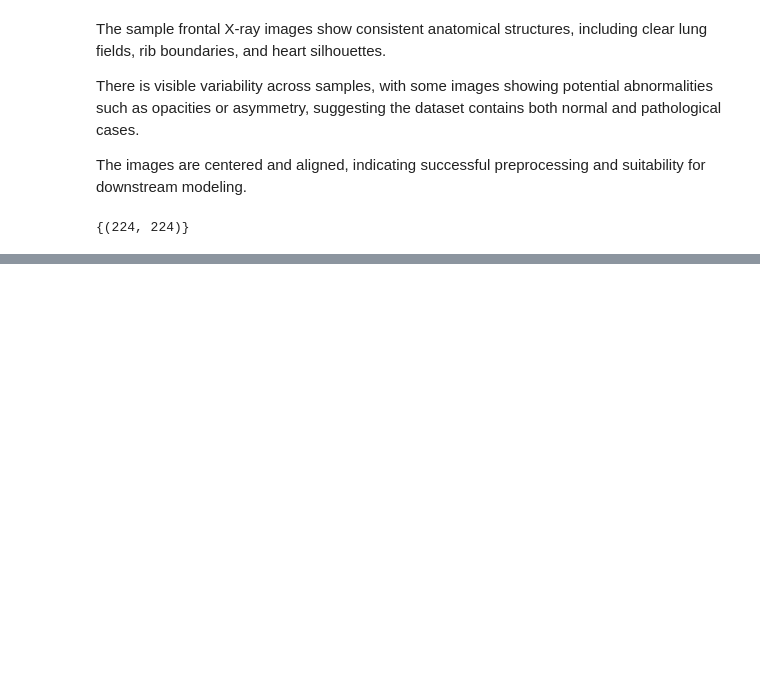
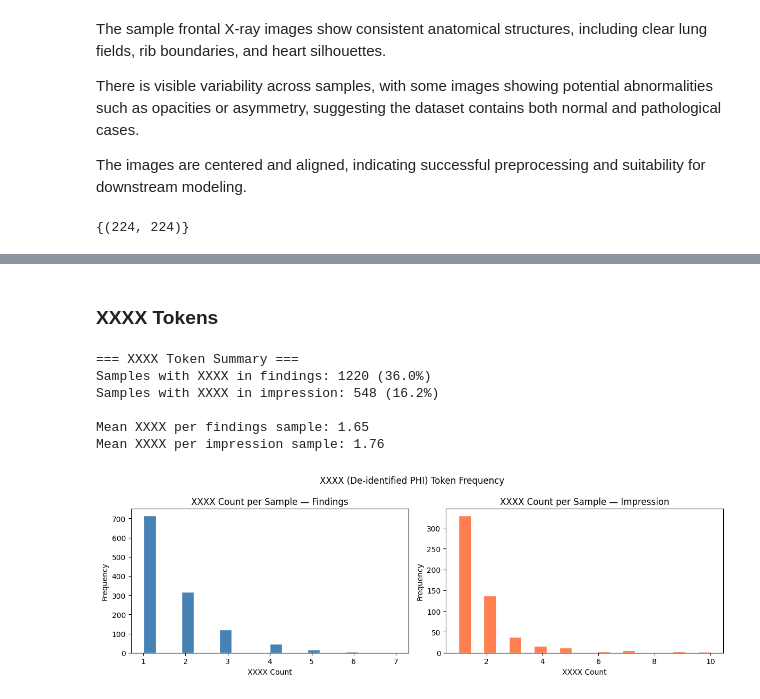
Before and after one commit to Jenyy0416/cs1090b_project, a Jupyter notebook: ms3.ipynb, the cells around one changed output, grey strips where cells are left out. Cells and saved outputs as stored; diff of their text form; code cells hidden in the pictures; blank space fills up the shorter version.

```diff
--- a/ms3.ipynb
+++ b/ms3.ipynb
@@ -68,0 +174,5 @@ set(sizes)
+# %%
+def word_count(text):
+    if text is None or str(text).strip() == "":
+        return 0
+    return len(str(text).strip().split())
@@ -68,0 +261,44 @@ set(sizes)
+# %% [markdown]
+### XXXX Tokens
+# %%
+def count_xxxx(text):
+    if text is None:
+        return 0
+    return len(re.findall(r'XXXX', str(text), re.IGNORECASE))
+
+df["xxxx_findings"] = df["findings_refined"].apply(count_xxxx)
+df["xxxx_impression"] = df["impression_refined"].apply(count_xxxx)
+
+print("=== XXXX Token Summary ===")
+print(f"Samples with XXXX in findings: {(df['xxxx_findings'] > 0).sum()} "
+      f"({(df['xxxx_findings'] > 0).mean():.1%})")
+print(f"Samples with XXXX in impression: {(df['xxxx_impression'] > 0).sum()} "
+      f"({(df['xxxx_impression'] > 0).mean():.1%})")
+print(f"\nMean XXXX per findings sample: {df[df['xxxx_findings']   > 0]['xxxx_findings'].mean():.2f}")
+print(f"Mean XXXX per impression sample: {df[df['xxxx_impression'] > 0]['xxxx_impression'].mean():.2f}")
+# %% [output]
+=== XXXX Token Summary ===
+Samples with XXXX in findings: 1220 (36.0%)
+Samples with XXXX in impression: 548 (16.2%)
+
+Mean XXXX per findings sample: 1.65
+Mean XXXX per impression sample: 1.76
+# %%
+fig, axes = plt.subplots(1, 2, figsize=(12, 4))
+axes[0].hist(df[df["xxxx_findings"] > 0]["xxxx_findings"], bins=20,
+             color="steelblue", edgecolor="white")
+axes[0].set_title("XXXX Count per Sample — Findings")
+axes[0].set_xlabel("XXXX Count")
+axes[0].set_ylabel("Frequency")
+
+axes[1].hist(df[df["xxxx_impression"] > 0]["xxxx_impression"], bins=20,
+             color="coral", edgecolor="white")
+axes[1].set_title("XXXX Count per Sample — Impression")
+axes[1].set_xlabel("XXXX Count")
+axes[1].set_ylabel("Frequency")
+
+plt.suptitle("XXXX (De-identified PHI) Token Frequency")
+plt.tight_layout()
+plt.show()
+# %% [output]
+[figure, added]
```
Also changed, not shown: parts of 50 cells of this notebook.
